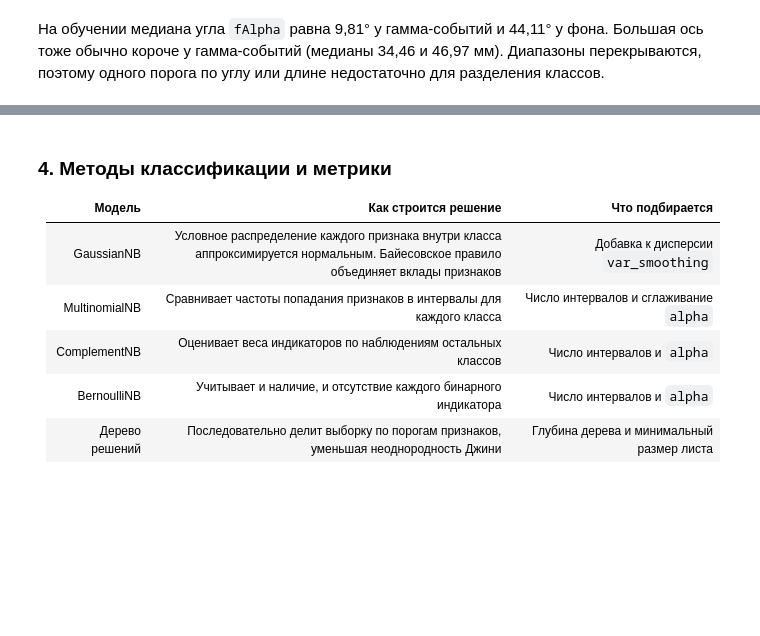
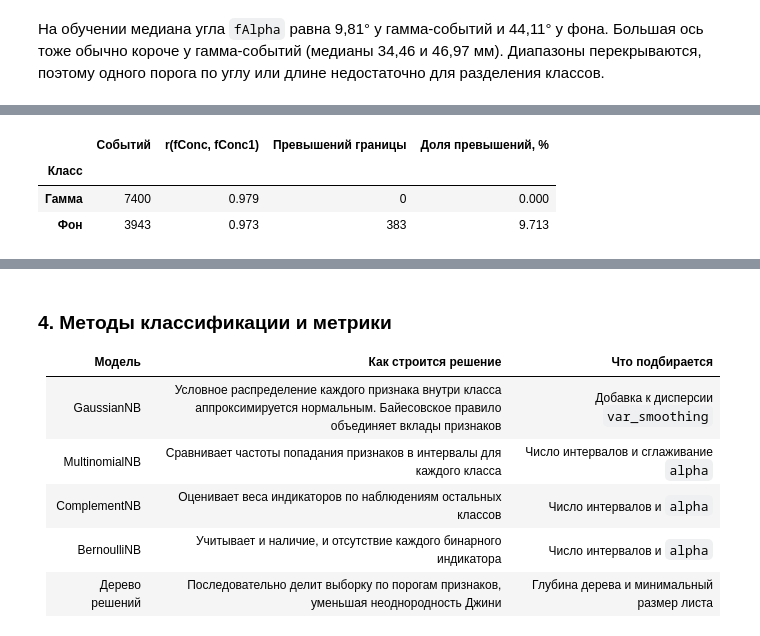
Before and after one commit to Alexanderio1/AIMLLab2, a Jupyter notebook: lab2.ipynb, the cells around one changed output, grey strips where cells are left out. Cells and saved outputs as stored; diff of their text form; code cells hidden in the pictures; blank space fills up the shorter version.

```diff
--- a/lab2.ipynb
+++ b/lab2.ipynb
@@ -163,0 +187,19 @@ display(X_train.groupby(y_train)[["fAlpha", "fLength"]].median()
+# %%
+rounding_tolerance = 1.5e-4
+concentration_checks = []
+for target, label, _ in class_styles:
+    group = X_train.loc[y_train == target]
+    conc, conc1 = group["fConc"], group["fConc1"]
+    above_bound = conc > 2 * conc1 + rounding_tolerance
+    concentration_checks.append({
+        "Класс": label, "Событий": len(group),
+        "r(fConc, fConc1)": conc.corr(conc1),
+        "Превышений границы": int(above_bound.sum()),
+        "Доля превышений, %": 100 * above_bound.mean(),
+    })
+display(pd.DataFrame(concentration_checks).set_index("Класс").round(3))
+# %% [output]
+|  | Событий | r(fConc, fConc1) | Превышений границы | Доля превышений, % |
+| Класс |  |  |  |  |
+| Гамма | 7400 | 0.979 | 0 | 0.000 |
+| Фон | 3943 | 0.973 | 383 | 9.713 |
```
Also changed, not shown: parts of 6 cells of this notebook, 4 other files.
